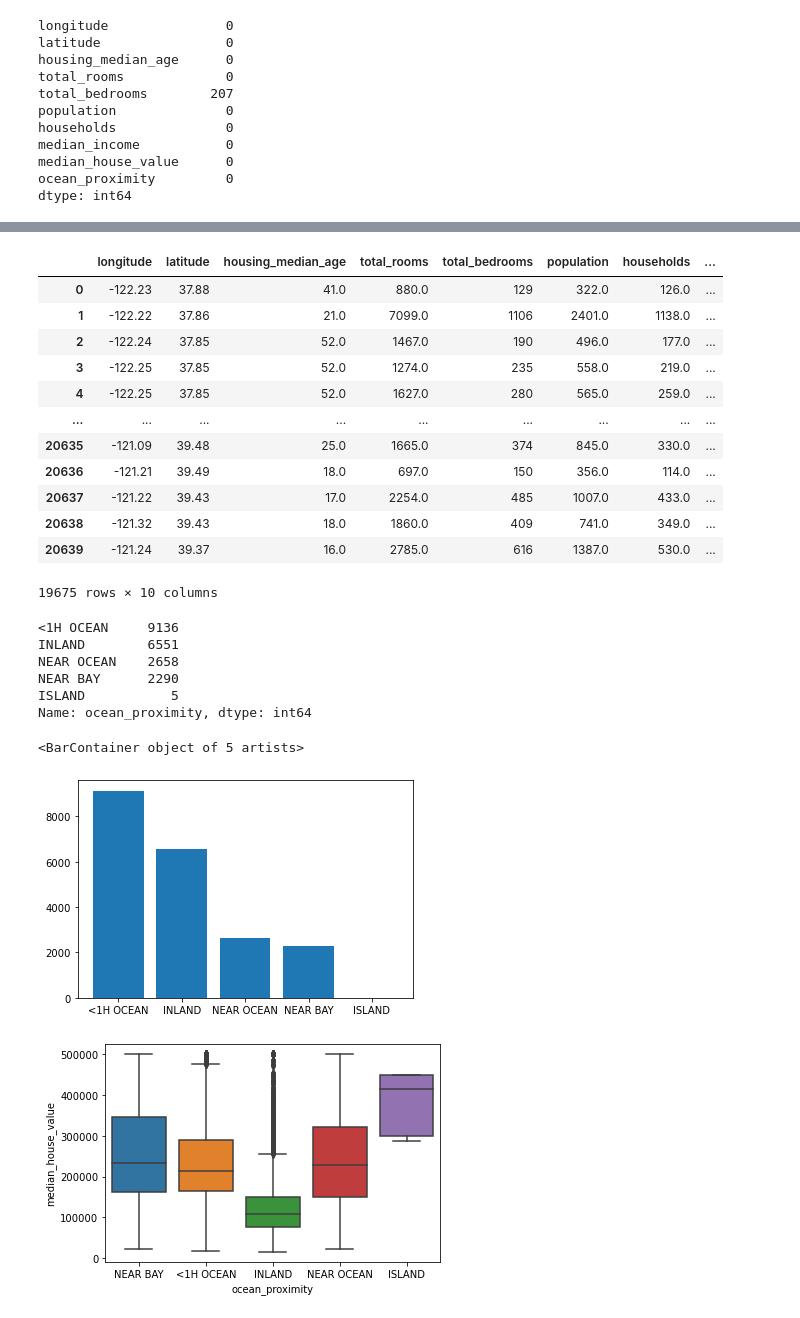
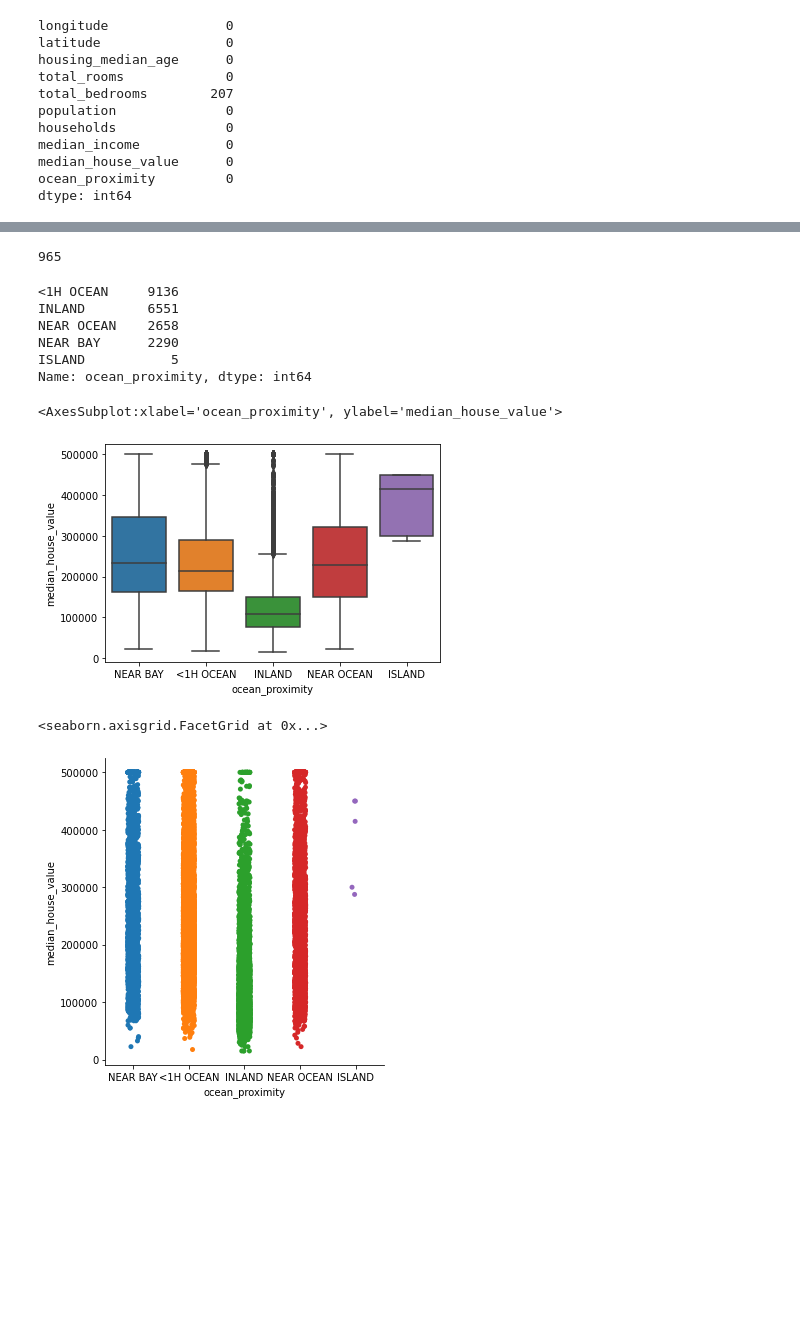
Before and after one commit to leeran7/data-science-class, a Jupyter notebook: Homework 2 Spring 2022 Exploratory Data Analysis.ipynb, the cells around one changed output, grey strips where cells are left out. Drawn from its saved outputs; the diff is of its cells as text; code cells hidden in the pictures; blank space fills up the shorter version.

```diff
--- a/Homework 2 Spring 2022 Exploratory Data Analysis.ipynb
+++ b/Homework 2 Spring 2022 Exploratory Data Analysis.ipynb
@@ -139,6 +134,7 @@ dtype: int64
 # %%
 #12) Fill the missing data in total_bedrooms with the median
 #value of that column
+cali[cali['total_bedrooms'].isna()] = cali['total_bedrooms'].mean()
 # %%
 #13) Show that there are no more missing values (you can do this
 #in other ways too!)
@@ -156,20 +153,10 @@ ocean_proximity       False
 dtype: bool
 # %%
 #14) remove all lines with the  median house value of 500001.0
+# cali.drop()
+cali[cali['median_house_value'] == 500001.0].count()[0]
 # %% [output]
-|  | longitude | latitude | housing_median_age | total_rooms | total_bedrooms | population | households | ... |
-| 0 | -122.23 | 37.88 | 41.0 | 880.0 | 129 | 322.0 | 126.0 | ... |
-| 1 | -122.22 | 37.86 | 21.0 | 7099.0 | 1106 | 2401.0 | 1138.0 | ... |
-| 2 | -122.24 | 37.85 | 52.0 | 1467.0 | 190 | 496.0 | 177.0 | ... |
-| 3 | -122.25 | 37.85 | 52.0 | 1274.0 | 235 | 558.0 | 219.0 | ... |
-| 4 | -122.25 | 37.85 | 52.0 | 1627.0 | 280 | 565.0 | 259.0 | ... |
-| ... | ... | ... | ... | ... | ... | ... | ... | ... |
-| 20635 | -121.09 | 39.48 | 25.0 | 1665.0 | 374 | 845.0 | 330.0 | ... |
-| 20636 | -121.21 | 39.49 | 18.0 | 697.0 | 150 | 356.0 | 114.0 | ... |
-| 20637 | -121.22 | 39.43 | 17.0 | 2254.0 | 485 | 1007.0 | 433.0 | ... |
-| 20638 | -121.32 | 39.43 | 18.0 | 1860.0 | 409 | 741.0 | 349.0 | ... |
-| 20639 | -121.24 | 39.37 | 16.0 | 2785.0 | 616 | 1387.0 | 530.0 | ... |
-19675 rows × 10 columns
+965
 # %%
 #15) There is one category feature (all the rest are float)
 #what are the possible values of this category?
@@ -182,16 +172,21 @@ ISLAND           5
 Name: ocean_proximity, dtype: int64
 # %%
 #16) give a bar plot to see how many of each of this category there are
+plt.hist(ocean_proximity_counts)
-# %% [output]
-<BarContainer object of 5 artists>
-[figure, removed]
 # %%
 #17)
 #let us use seaborn to see how prices are distributed for the different areas
 # You can use a boxplot, violin plot, scatter plot, whichever you want!
 #17-2.1) E.C. Show a second plot that gives this category distribution
+sns.boxplot(y='median_house_value', x='ocean_proximity', data=cali)
 # %% [output]
+<AxesSubplot:xlabel='ocean_proximity', ylabel='median_house_value'>
 [figure]
+# %%
+sns.catplot(y='median_house_value',data=cali, x='ocean_proximity')
+# %% [output]
+<seaborn.axisgrid.FacetGrid at 0x...>
+[figure, added]
 # %%
 #17-2.2) EC is there a difference in price for older houses and
 #younger houses? Do same as above for houses over the median age and
```
Also changed, not shown: parts of 12 cells of this notebook, 5 other files.
